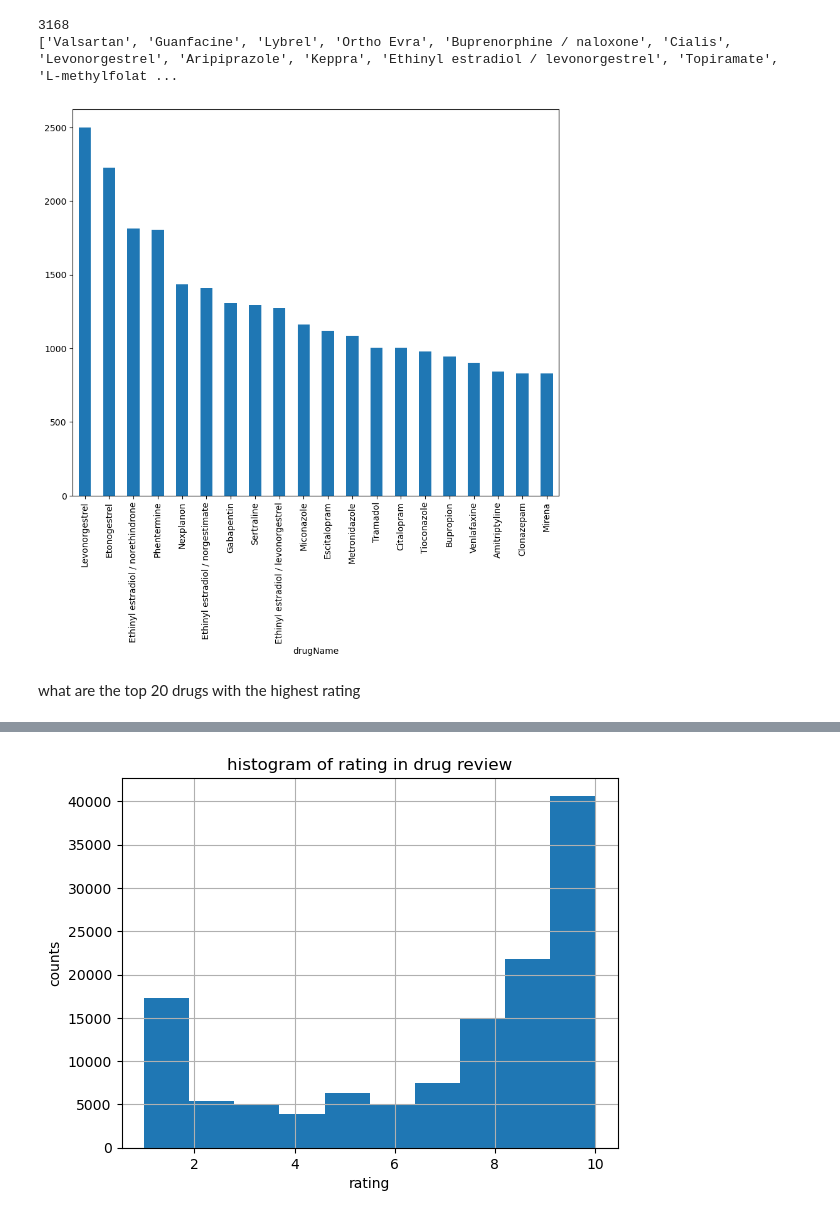
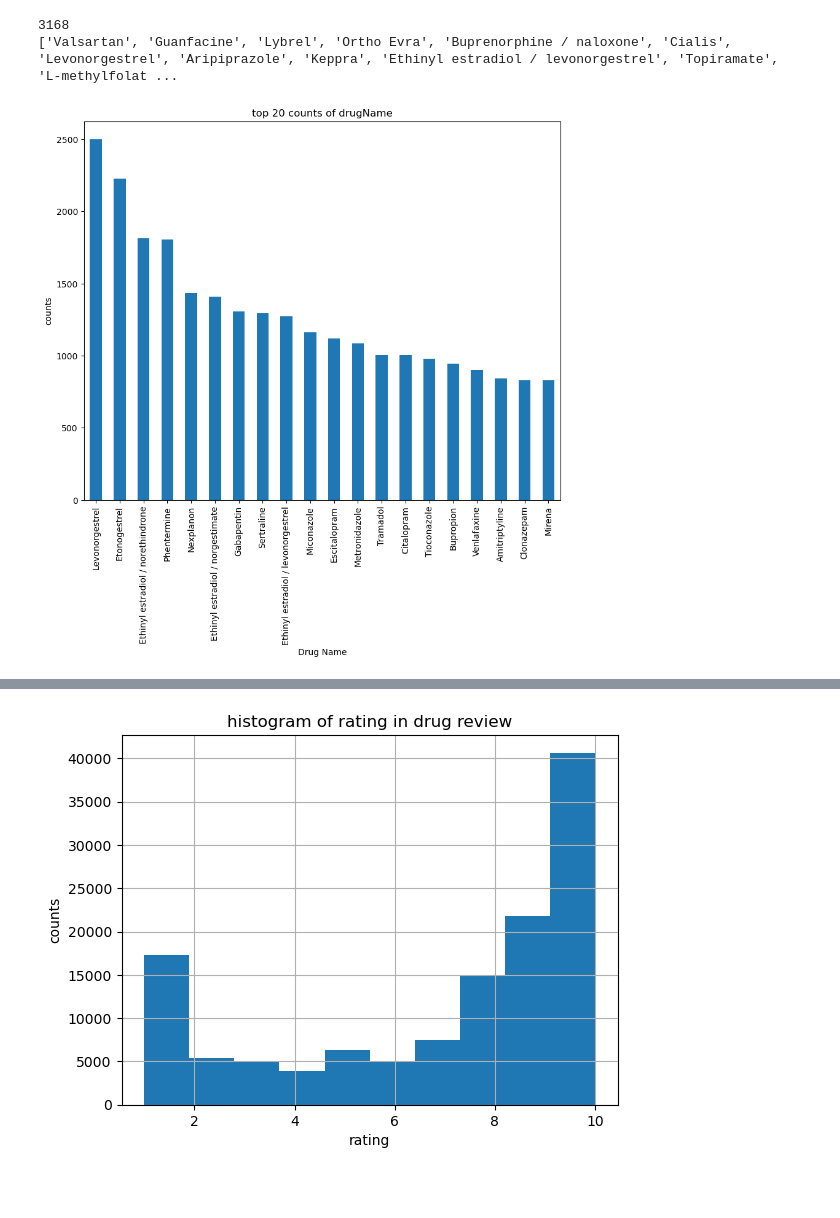
Before and after one commit to Gardenialover/Capstone_Three_Project, a Jupyter notebook: notebooks/data wranging and EDA .ipynb, the cells around one changed output, grey strips where cells are left out. Drawn from its saved outputs; the diff is of its cells as text; code cells hidden in the pictures; blank space fills up the shorter version.

Commit message:
check in

```diff
--- a/notebooks/data wranging and EDA .ipynb
+++ b/notebooks/data wranging and EDA .ipynb
@@ -81,5 +77,3 @@ there are 1194 missing values in "condition", also the data type for rating shou
 # %%
 df['rating'] = df['rating'].astype('int')
 df['date'] = pd.to_datetime(df['date'])
-df.set_index('date',inplace = True)
-df.head()
@@ -342,12 +310,13 @@ print(drugName_list)
 3168
 ['Valsartan', 'Guanfacine', 'Lybrel', 'Ortho Evra', 'Buprenorphine / naloxone', 'Cialis', 'Levonorgestrel', 'Aripiprazole', 'Keppra', 'Ethinyl estradiol / levonorgestrel', 'Topiramate', 'L-methylfolat ...
 # %%
+# check the most  count drugNme
 plt.figure(figsize = (10,8))
 top_drugName = df['drugName'].value_counts(ascending = False).nlargest(20)
-
 top_drugName.plot(kind ='bar')
+plt.title('top 20 counts of drugName')
+plt.xlabel('Drug Name')
+plt.ylabel('counts')
 plt.show()
 # %% [output]
-[figure, old version]
+[figure, new version]
-# %% [markdown]
-what are the top 20 drugs with the highest rating
```
Also changed, not shown: parts of 41 cells of this notebook.
